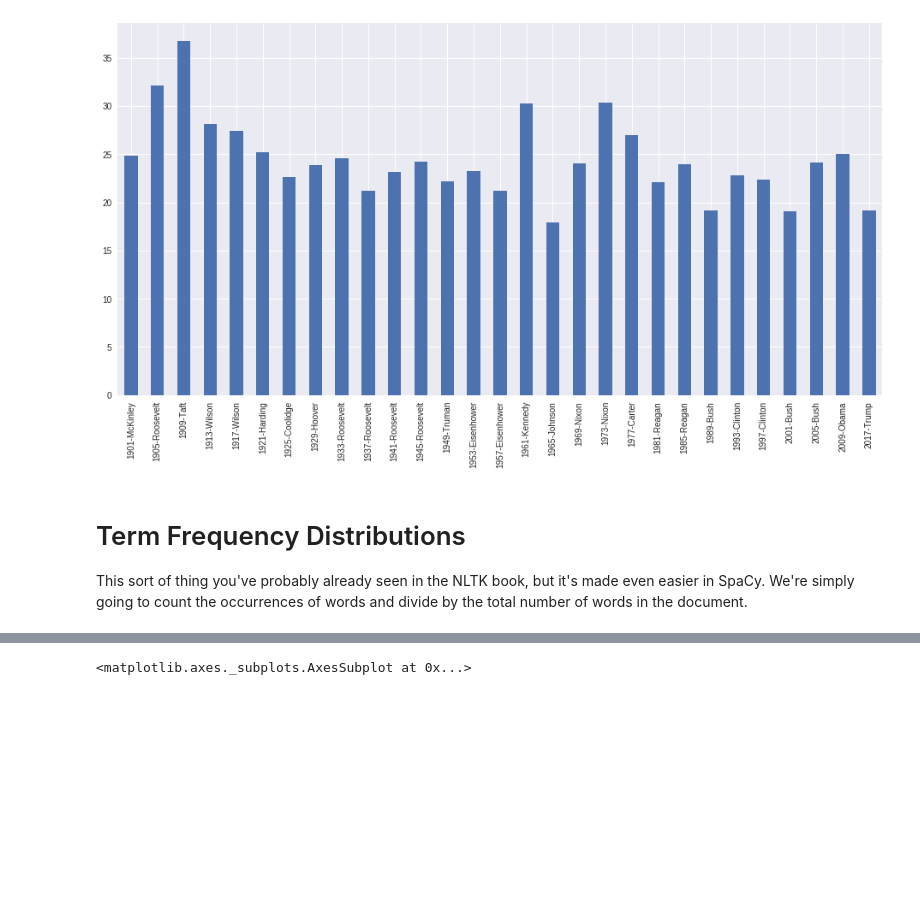
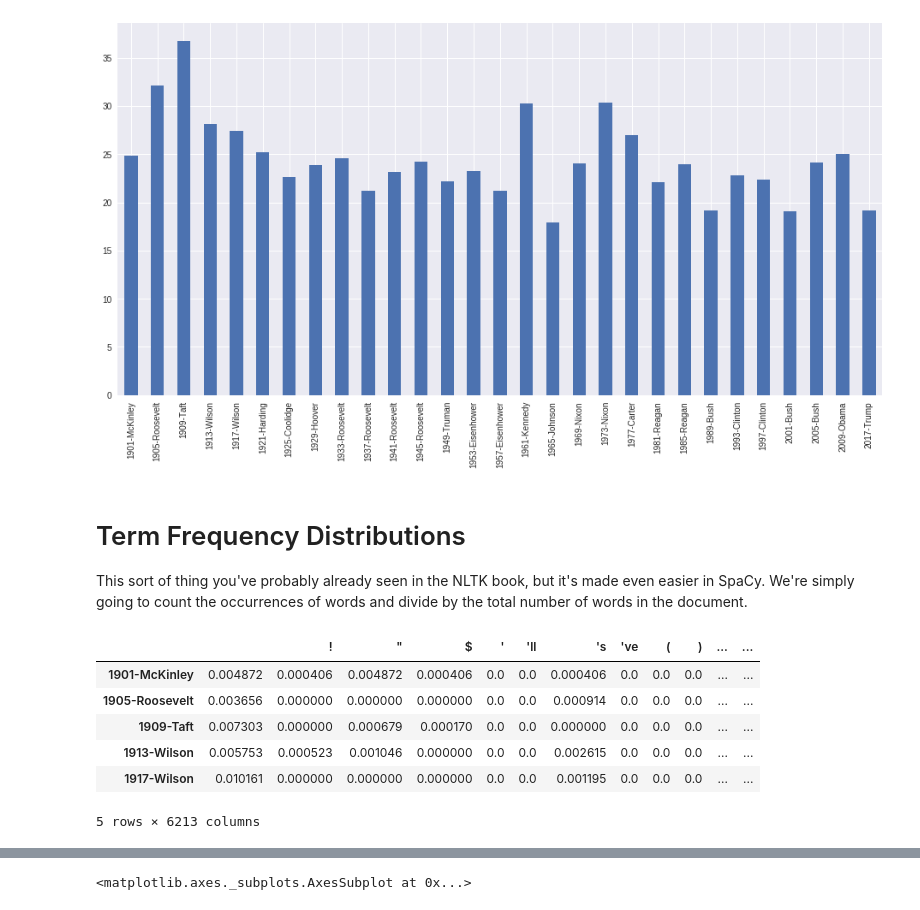
Before and after one commit to JonathanReeve/workshop-text-analysis-spacy, a Jupyter notebook: advanced-text-analysis.ipynb, the cells around one changed output, grey strips where cells are left out. Saved outputs shown, nothing was run; the diff lists cells and outputs as text; code cells hidden in the pictures; blank space fills up the shorter version.

```diff
--- a/advanced-text-analysis.ipynb
+++ b/advanced-text-analysis.ipynb
@@ -857,0 +844,10 @@ inauguralDf = pd.DataFrame(seriesDict).T.fillna(0)
+# %%
+inauguralDf.head()
+# %% [output]
+|  |  | ! | " | $ | ' | 'll | 's | 've | ( | ) | ... | ... |
+| 1901-McKinley | 0.004872 | 0.000406 | 0.004872 | 0.000406 | 0.0 | 0.0 | 0.000406 | 0.0 | 0.0 | 0.0 | ... | ... |
+| 1905-Roosevelt | 0.003656 | 0.000000 | 0.000000 | 0.000000 | 0.0 | 0.0 | 0.000914 | 0.0 | 0.0 | 0.0 | ... | ... |
+| 1909-Taft | 0.007303 | 0.000000 | 0.000679 | 0.000170 | 0.0 | 0.0 | 0.000000 | 0.0 | 0.0 | 0.0 | ... | ... |
+| 1913-Wilson | 0.005753 | 0.000523 | 0.001046 | 0.000000 | 0.0 | 0.0 | 0.002615 | 0.0 | 0.0 | 0.0 | ... | ... |
+| 1917-Wilson | 0.010161 | 0.000000 | 0.000000 | 0.000000 | 0.0 | 0.0 | 0.001195 | 0.0 | 0.0 | 0.0 | ... | ... |
+5 rows × 6213 columns
```
Also changed, not shown: parts of 22 cells of this notebook.
